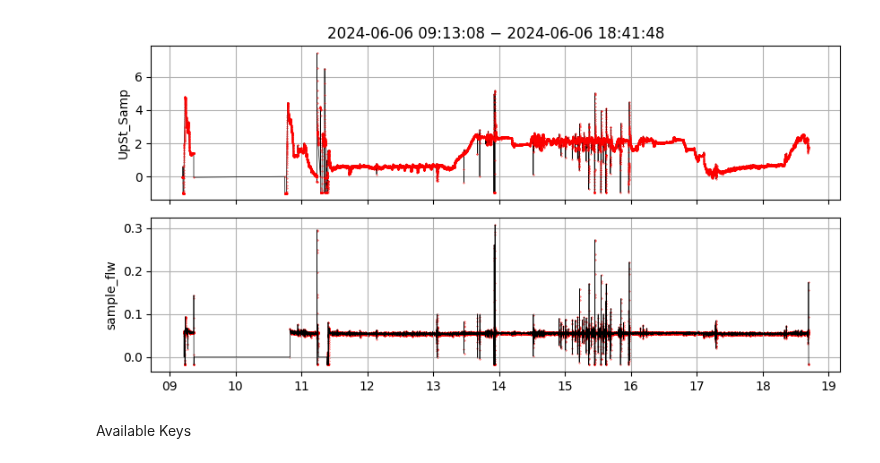
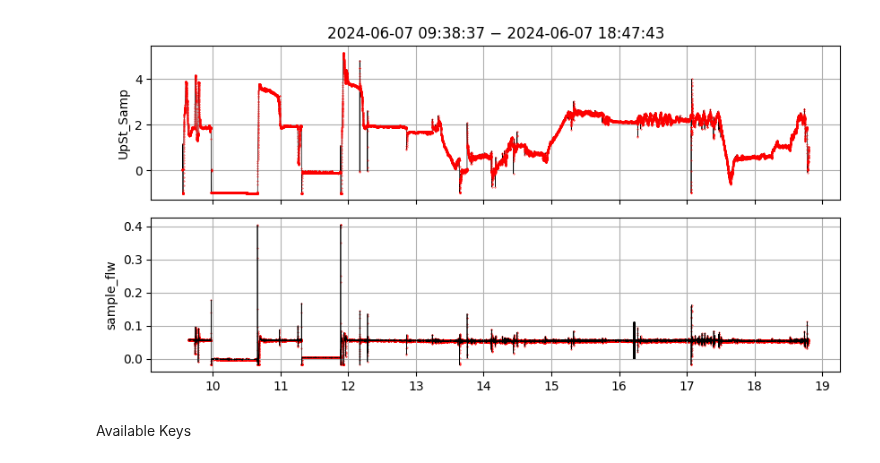
Before and after one commit to csoloff/dash, a Jupyter notebook: quick_looks.ipynb, the cells around one changed output. Cells and saved outputs as stored; diff of their text form; code cells hidden in the pictures.

```diff
--- a/quick_looks.ipynb
+++ b/quick_looks.ipynb
@@ -125,12 +125,12 @@ def var_plot(dopc, hopc, sems, dash, param, vars, app):
 # %%
 def run_all(path, variables):
     dopc, hopc, sems, dash, param = read_all(path)
-    var_plot(dopc, hopc, sems, dash, param, variables, '2024_05_30')
+    var_plot(dopc, hopc, sems, dash, param, variables, '2024_06_07')
 # %%
 # enter the root path for all data, and list of variable names you would like to plot
-run_all('./data/DASH-flight-2024_06_06/', ['UpSt_Samp', 'sample_flw'])#, 'UpSt_Samp', 'DO_Smp', 'RH_Targ'])
+run_all('./data/DASH-flight-2024_06_07/', ['UpSt_Samp', 'sample_flw'])#, 'UpSt_Samp', 'DO_Smp', 'RH_Targ'])
 # %% [output]
-[figure, old version]
+[figure, new version]
 # %% [markdown]
 Available Keys
 # %%
```
Also changed, not shown: 3 other files.
